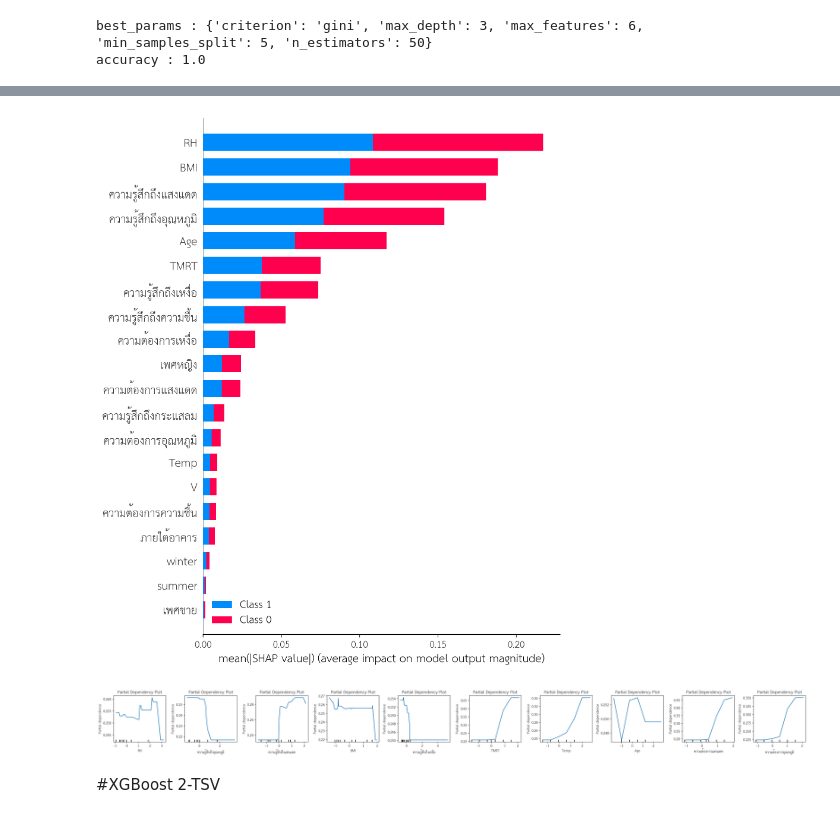
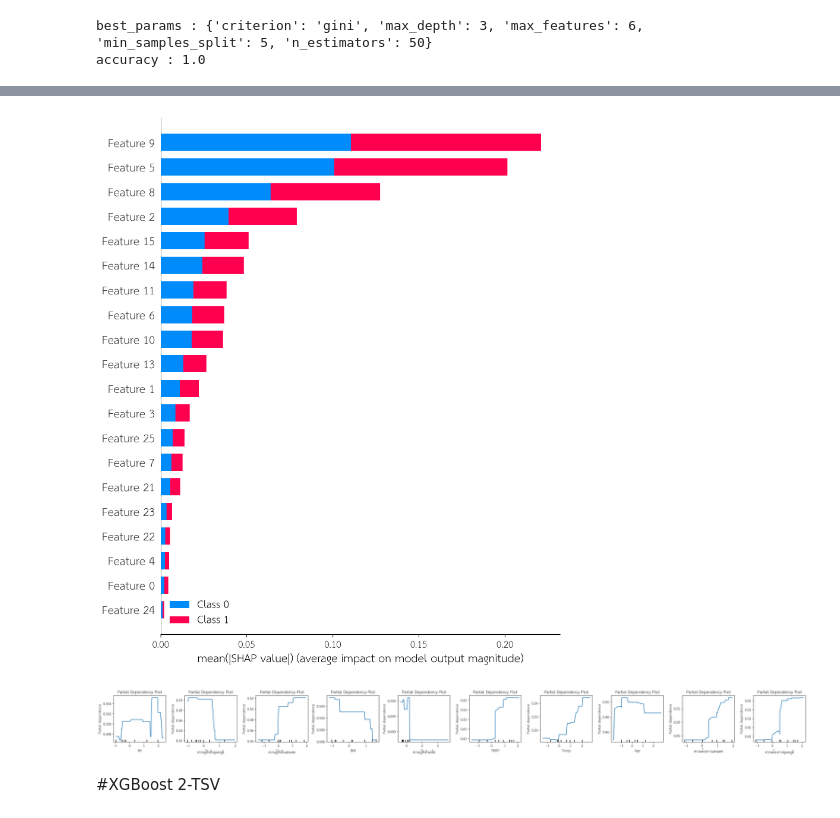
Before and after one commit to Thipwadee/Project2, a Jupyter notebook: 2_TSV_Clf_Models_Explained.ipynb, the cells around one changed output, grey strips where cells are left out. Cells and saved outputs as stored; diff of their text form; code cells hidden in the pictures.

```diff
--- a/2_TSV_Clf_Models_Explained.ipynb
+++ b/2_TSV_Clf_Models_Explained.ipynb
@@ -432,15 +452,15 @@ weighted avg       0.95      0.95      0.95        37
 # %%
 # SHAP Interpreter
 shapExplainer = shap.TreeExplainer(rf)
-shapValues = shapExplainer.shap_values(X)
+shapValues = shapExplainer.shap_values(X_train_res)
 
 # Explainer details
 shapExplainer.__dict__
 
 # Summary features contribute in model
-shap.summary_plot(shapValues, X, plot_type = 'bar')
+shap.summary_plot(shapValues, X_train_res, plot_type = 'bar')
 # %% [output]
-[figure, old version]
+[figure, new version]
 # %%
 base_features = ['RH','ความรู้สึกถึงอุณหภูมิ','ความรู้สึกถึงแสงแดด','BMI','ความรู้สึกถึงเหงื่อ','TMRT', 'Temp','Age','ความต้องการแสงแดด','ความต้องการอุณหภูมิ']
 n_cols = len(base_features)  # จำนวนคอลัมน์ตามจำนวน features
@@ -449,7 +469,7 @@ fig, axs = plt.subplots(nrows=1, ncols=n_cols, figsize=(n_cols * 3, 3))  # ป
 for i, bf in enumerate(base_features):
     PartialDependenceDisplay.from_estimator(
         result,
-        X_train_scaled,
+        X_train_res,
         features=[bf],
         feature_names=base_features,
         ax=axs[i]  # ใช้ axis ที่ i
@@ -459,7 +479,7 @@ for i, bf in enumerate(base_features):
 plt.tight_layout()
 plt.show()
 # %% [output]
-[figure, old version]
+[figure, new version]
 # %% [markdown]
 #XGBoost 2-TSV
 # %%
```
Also changed, not shown: parts of 6 cells of this notebook.
